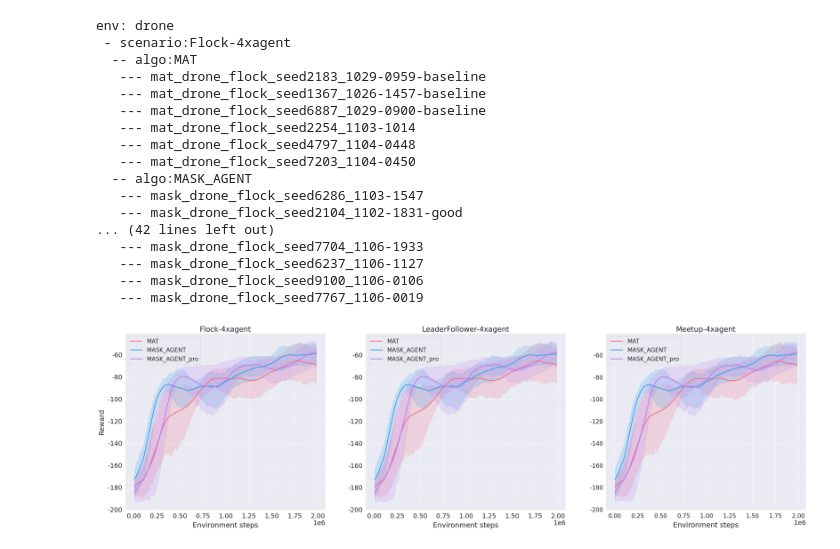
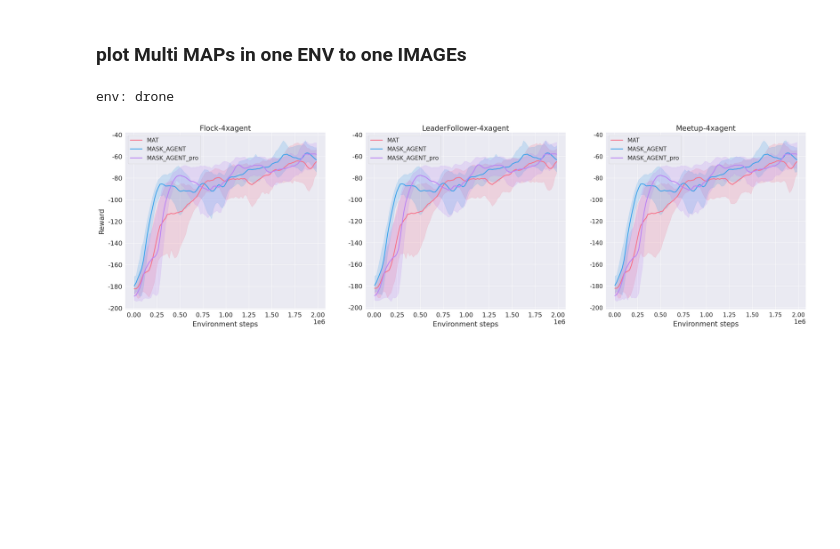
Before and after one commit to song-hl/PlotData, a Jupyter notebook: visualize.ipynb, the cells around one changed output. Drawn from its saved outputs; the diff is of its cells as text; code cells hidden in the pictures; blank space fills up the shorter version.

```diff
--- a/visualize.ipynb
+++ b/visualize.ipynb
@@ -242,5 +275,5 @@ def plot_one_scenario(df, indicator, env_name, scenario, save=False):
 # %%
-def plot_multi_scenario(env_name, scenarioes, nsize, save=False, dfargs=None):
+def plot_multi_scenario(env_name, scenarioes, nsize, save=False, save_path='./plot_result', dfargs=None):
     assert nsize[0] * nsize[1] == len(scenarioes)
     sns.set_theme(
         style="darkgrid",
@@ -260,9 +293,9 @@ def plot_multi_scenario(env_name, scenarioes, nsize, save=False, dfargs=None):
     for i in range(len(scenarioes)):
         scenario = scenarioes[i]
         if dfargs["from_wandb"]:
-            df, indicator = get_df_from_wandb(dfargs["env"], scenario, dfargs["store"],dfargs["smooth"], dfargs["smooth_method"], dfargs["step_lenth"])
+            df, indicator = get_df_from_wandb(dfargs["env"], scenario, dfargs["store"], dfargs["save_path"], dfargs["smooth"], dfargs["smooth_method"], dfargs["step_lenth"])
         else:
-            df, indicator = get_df_from_local(env_name, scenario, dfargs["path"], dfargs["smooth"], dfargs["smooth_method"], dfargs["step_lenth"])
+            df, indicator = get_df_from_local(env_name, scenario, dfargs["save_path"], dfargs["smooth"], dfargs["smooth_method"], dfargs["step_lenth"])
 
         if len(axis.shape)>1:
             ax = axis[i // nsize[1], i % nsize[1]]
@@ -289,5 +322,8 @@ def plot_multi_scenario(env_name, scenarioes, nsize, save=False, dfargs=None):
     plt.xticks(fontsize=20)
     plt.yticks(fontsize=20)
     if save == True:
-        plt.savefig(f"{env_name}.pdf")
-    plt.show()
+        path=Path(save_path) / env_name  if Path(save_path).is_absolute() else Path.cwd() / save_path / env_name
+        path.mkdir(parents=True, exist_ok=True)
+        file_name = path / f"{env_name}.pdf"
+        plt.savefig(file_name)
+    # plt.show()
@@ -293,0 +332,9 @@ def plot_multi_scenario(env_name, scenarioes, nsize, save=False, dfargs=None):
+# %%
+store = True
+save_path = './data'
+step_lenth = None
+smooth = 3
+smooth_method = 2
+from_wandb = True
+save_plot = False
+plot_path = './plot_result'
@@ -294,47 +382,23 @@ def plot_multi_scenario(env_name, scenarioes, nsize, save=False, dfargs=None):
+# %% [markdown]
+### plot Multi MAPs in one ENV to one IMAGEs
 # %%
 env_name = "drone"
 env = env_list[env_name]
-scenario = "Flock-4xagent"
 scenarios = [key for key in env.keys()]
-store = True
-path = './'
-step_lenth = None
-smooth = 10
-smooth_method = 2
 dfargs = {
     "env_name": env_name,
     "env": env,
-    "scenario": scenario,
     "scenarios": scenarios,
     "store": store,
-    "path": path,
+    "save_path": save_path,
     "step_lenth": step_lenth,
     "smooth": smooth,
     "smooth_method": smooth_method,
-    "from_wandb" : True,
+    "from_wandb": from_wandb,
 }
-# for scenario in scenarios:
-#     print(f"env: {env_name}")
-#     df, indicator = get_df_from_wandb(env, scenario, store, smooth, smooth_method, step_lenth)
-#     plot_one_scenario(df, indicator, env_name, scenario, save=True)
 print(f"env: {env_name}")
-plot_multi_scenario(env_name, scenarios, nsize=(1, 3), save=True, dfargs=dfargs)
+nsize = (1, 3)
+plot_multi_scenario(env_name, scenarios, nsize, save_plot, plot_path, dfargs)
 # %% [output]
 env: drone
- - scenario:Flock-4xagent
-  -- algo:MAT
-   --- mat_drone_flock_seed2183_1029-0959-baseline
-   --- mat_drone_flock_seed1367_1026-1457-baseline
-   --- mat_drone_flock_seed6887_1029-0900-baseline
-   --- mat_drone_flock_seed2254_1103-1014
-   --- mat_drone_flock_seed4797_1104-0448
-   --- mat_drone_flock_seed7203_1104-0450
-  -- algo:MASK_AGENT
-   --- mask_drone_flock_seed6286_1103-1547
-   --- mask_drone_flock_seed2104_1102-1831-good
-... (42 lines left out)
-   --- mask_drone_flock_seed7704_1106-1933
-   --- mask_drone_flock_seed6237_1106-1127
-   --- mask_drone_flock_seed9100_1106-0106
-   --- mask_drone_flock_seed7767_1106-0019
-[figure, old version]
+[figure, new version]
```
Also changed, not shown: parts of 14 cells of this notebook, 55 other files.
